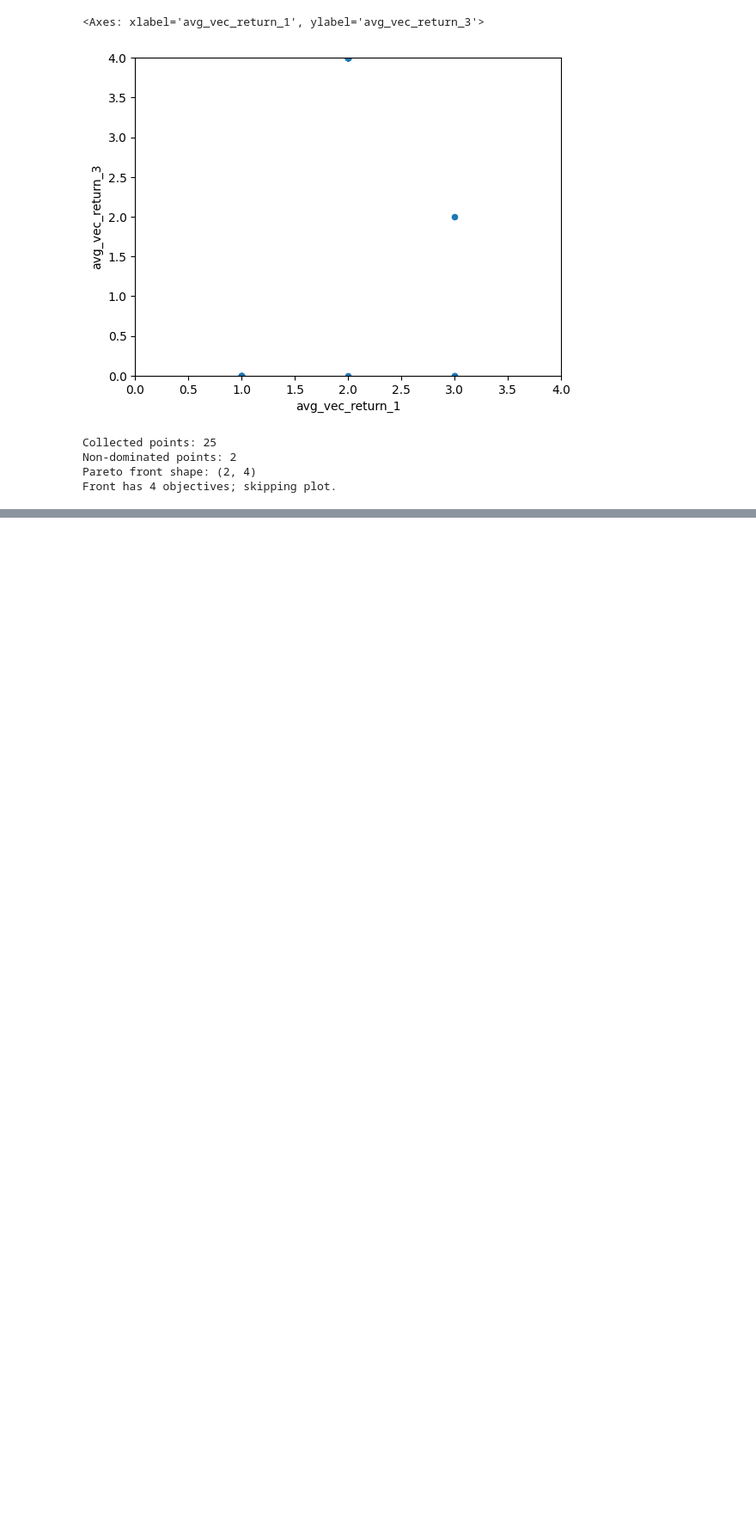
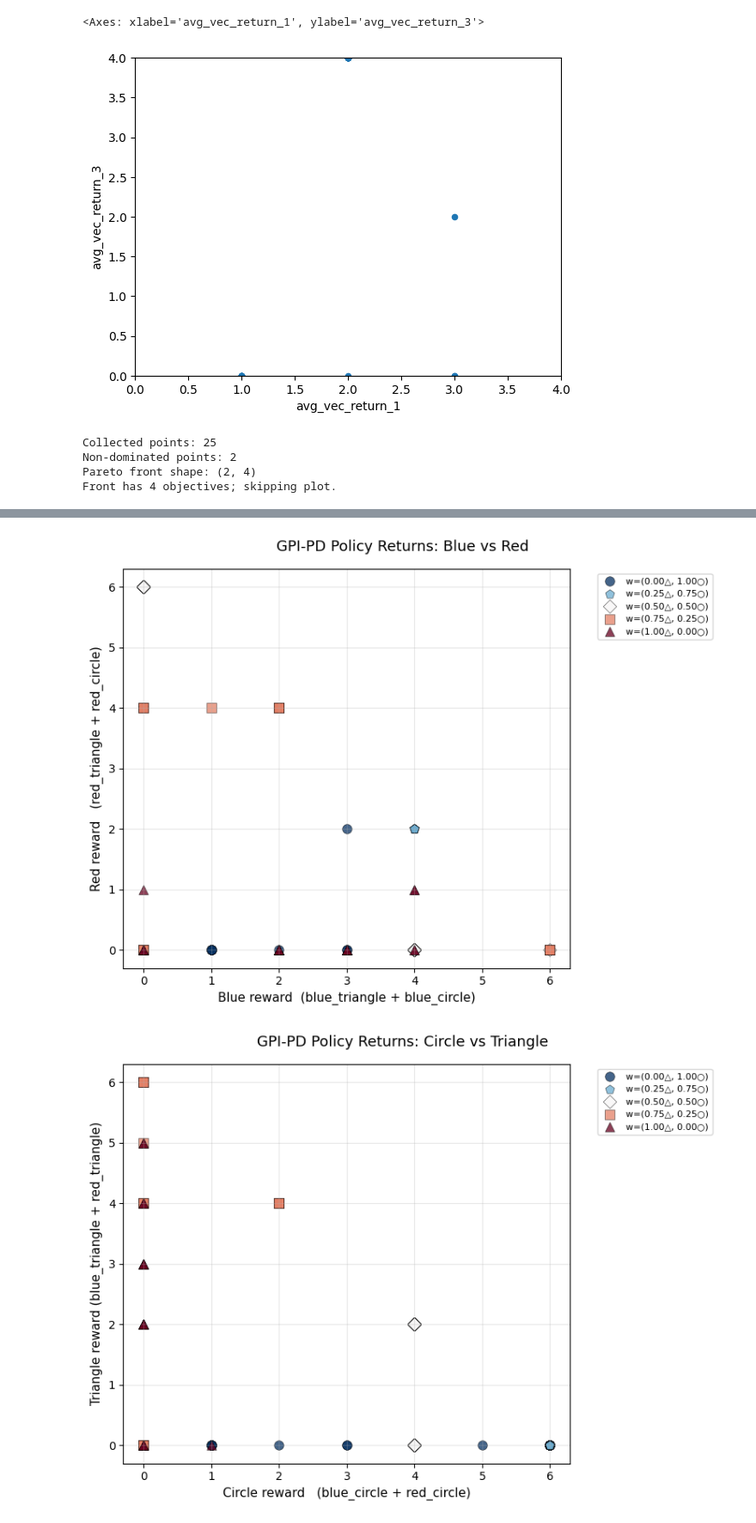
Before and after one commit to kristofsandor/essentially-contested-morl, a Jupyter notebook: eval_returns/plot_returns.ipynb, the cells around one changed output, grey strips where cells are left out. Shown at 86% size. Cells and saved outputs as stored; diff of their text form; code cells hidden in the pictures; blank space fills up the shorter version.

Commit message:
feat(plotting): added eval return plots for gpipd

```diff
--- a/eval_returns/plot_returns.ipynb
+++ b/eval_returns/plot_returns.ipynb
@@ -67,0 +164,59 @@ Front has 4 objectives; skipping plot.
+# %%
+# ---------------------------------------------------------------------------
+# Two scatter plots: Blue/Red axes  and  Circle/Triangle axes (Separate figures)
+# ---------------------------------------------------------------------------
+
+# Color gradient: blue (pure-circle policy) -> red (pure-triangle policy)
+cmap = plt.cm.RdBu_r
+n = len(datasets)
+colors = [cmap(i / max(n - 1, 1)) for i in range(n)]
+
+fig1, ax1 = plt.subplots(figsize=(8, 6))
+fig1.suptitle('GPI-PD Policy Returns: Blue vs Red', fontsize=13)
+
+fig2, ax2 = plt.subplots(figsize=(8, 6))
+fig2.suptitle('GPI-PD Policy Returns: Circle vs Triangle', fontsize=13)
+
+for i, d in enumerate(datasets):
+    df_d = d['df']
+    marker = d['marker']
+    label  = d['label']
+    color  = colors[i]
+
+    # --- Plot 1: Blue vs Red ---
+    blue_reward     = df_d['avg_vec_return_0'] + df_d['avg_vec_return_1']  # blue_triangle + blue_circle
+    red_reward      = df_d['avg_vec_return_2'] + df_d['avg_vec_return_3']  # red_triangle  + red_circle
+    ax1.scatter(blue_reward, red_reward,
+                    marker=marker, color=[color], label=label,
+                    s=70, alpha=0.75, edgecolors='k', linewidths=0.4)
+
+    # --- Plot 2: Circle vs Triangle ---
+    circle_reward   = df_d['avg_vec_return_1'] + df_d['avg_vec_return_3']  # blue_circle   + red_circle
+    triangle_reward = df_d['avg_vec_return_0'] + df_d['avg_vec_return_2']  # blue_triangle + red_triangle
+    ax2.scatter(circle_reward, triangle_reward,
+                    marker=marker, color=[color], label=label,
+                    s=70, alpha=0.75, edgecolors='k', linewidths=0.4)
+
+# --- Axis labels & styling ---
+ax1.set_xlabel('Blue reward  (blue_triangle + blue_circle)', fontsize=11)
+ax1.set_ylabel('Red reward   (red_triangle + red_circle)',   fontsize=11)
+ax1.legend(fontsize=8, bbox_to_anchor=(1.05, 1), loc='upper left')
+ax1.grid(True, alpha=0.3)
+
+ax2.set_xlabel('Circle reward   (blue_circle + red_circle)',   fontsize=11)
+ax2.set_ylabel('Triangle reward (blue_triangle + red_triangle)', fontsize=11)
+ax2.legend(fontsize=8, bbox_to_anchor=(1.05, 1), loc='upper left')
+ax2.grid(True, alpha=0.3)
+
+fig1.tight_layout()
+fig1.savefig(os.path.join('results/figures', 'policy_returns_blue_red.png'),
+            dpi=150, bbox_inches='tight')
+
+fig2.tight_layout()
+fig2.savefig(os.path.join('results/figures', 'policy_returns_circle_triangle.png'),
+            dpi=150, bbox_inches='tight')
+
+plt.show()
+# %% [output]
+[figure, added]
+[figure, added]
```
Also changed, not shown: parts of 2 cells of this notebook, 3 other files.
